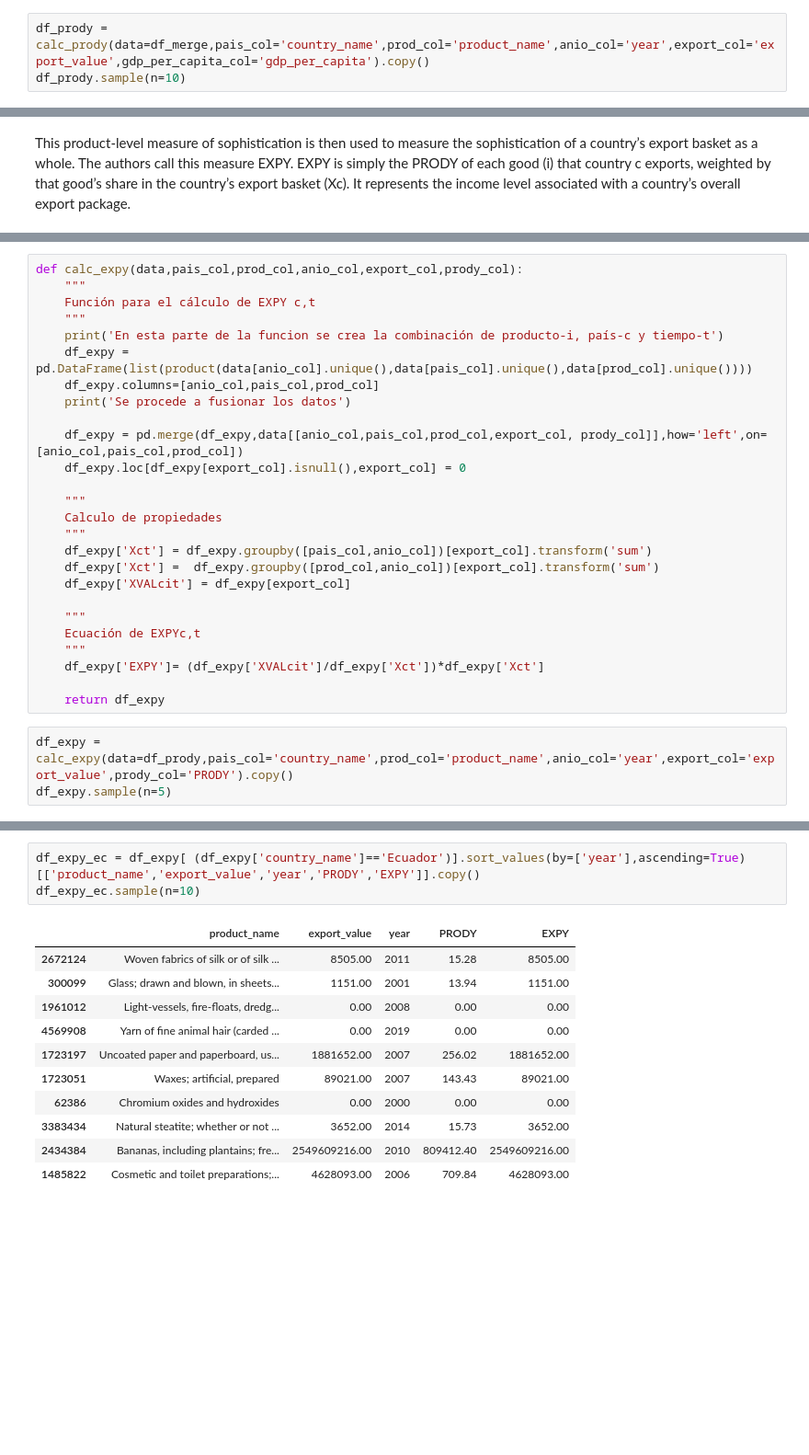
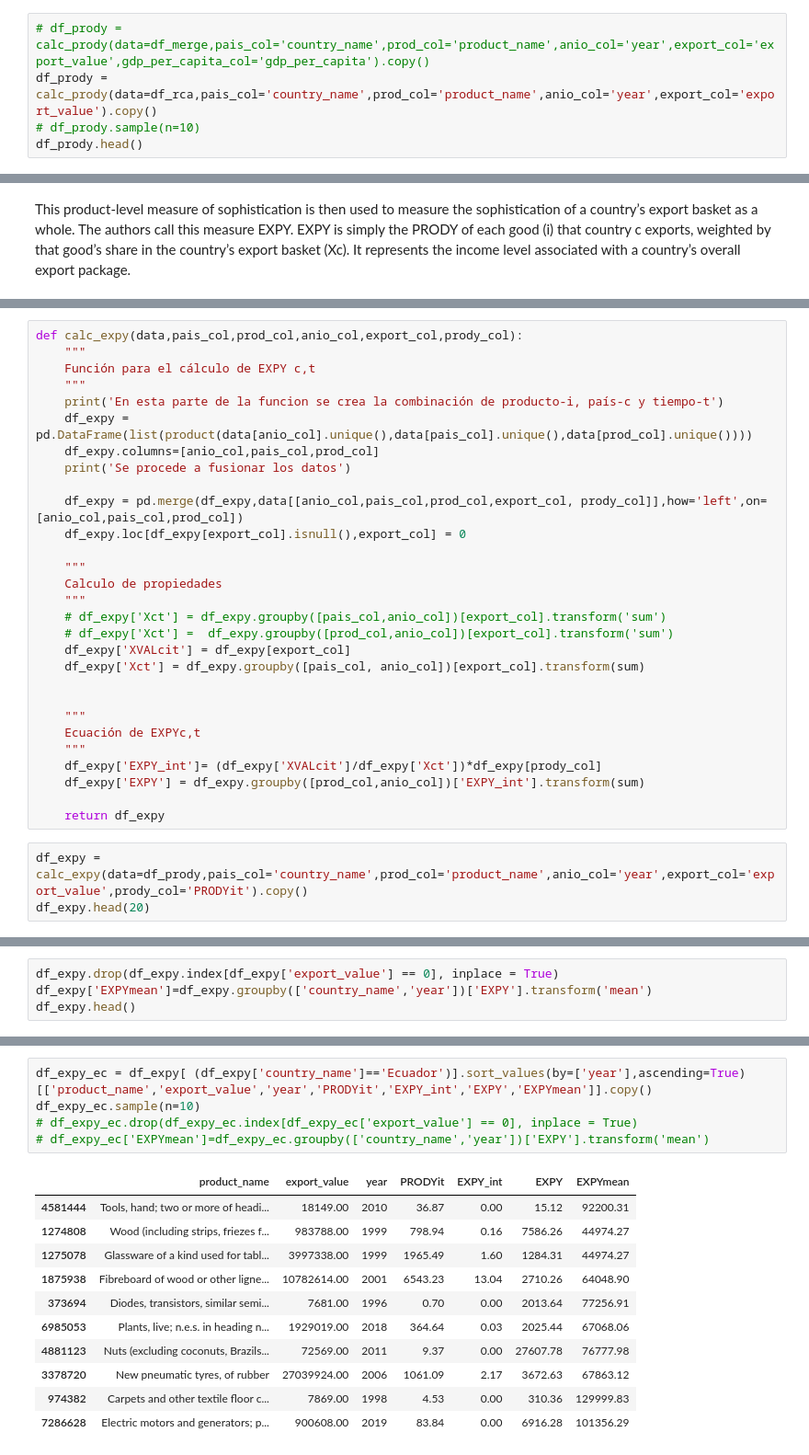
Before and after one commit to descandon88/Ecuador-Growth-data-set, a Jupyter notebook: funciones/expy.ipynb, the cells around one changed output, grey strips where cells are left out. Shown at 92% size. Cells and saved outputs as stored; diff of their text form; blank space fills up the shorter version.

```diff
--- a/funciones/expy.ipynb
+++ b/funciones/expy.ipynb
@@ -506,6 +496,8 @@ def calc_prody(data,pais_col,prod_col,anio_col,export_col, gdp_per_capita_col):
 # %%
-df_prody = calc_prody(data=df_merge,pais_col='country_name',prod_col='product_name',anio_col='year',export_col='export_value',gdp_per_capita_col='gdp_per_capita').copy()
-df_prody.sample(n=10)
+# df_prody = calc_prody(data=df_merge,pais_col='country_name',prod_col='product_name',anio_col='year',export_col='export_value',gdp_per_capita_col='gdp_per_capita').copy()
+df_prody = calc_prody(data=df_rca,pais_col='country_name',prod_col='product_name',anio_col='year',export_col='export_value').copy()
+# df_prody.sample(n=10)
+df_prody.head()
 # %% [output]
 En esta parte de la funcion se crea la combinación de producto-i, país-c y tiempo-t
 Se procede a fusionar los datos
@@ -564,19 +551,22 @@ def calc_expy(data,pais_col,prod_col,anio_col,export_col,prody_col):
     """
     Calculo de propiedades
     """
-    df_expy['Xct'] = df_expy.groupby([pais_col,anio_col])[export_col].transform('sum')
-    df_expy['Xct'] =  df_expy.groupby([prod_col,anio_col])[export_col].transform('sum')
+    # df_expy['Xct'] = df_expy.groupby([pais_col,anio_col])[export_col].transform('sum')
+    # df_expy['Xct'] =  df_expy.groupby([prod_col,anio_col])[export_col].transform('sum')
     df_expy['XVALcit'] = df_expy[export_col]
+    df_expy['Xct'] = df_expy.groupby([pais_col, anio_col])[export_col].transform(sum)
+
 
     """
     Ecuación de EXPYc,t
     """
-    df_expy['EXPY']= (df_expy['XVALcit']/df_expy['Xct'])*df_expy['Xct']
+    df_expy['EXPY_int']= (df_expy['XVALcit']/df_expy['Xct'])*df_expy[prody_col]
+    df_expy['EXPY'] = df_expy.groupby([prod_col,anio_col])['EXPY_int'].transform(sum)
 
     return df_expy
 # %%
-df_expy = calc_expy(data=df_prody,pais_col='country_name',prod_col='product_name',anio_col='year',export_col='export_value',prody_col='PRODY').copy()
-df_expy.sample(n=5)
+df_expy = calc_expy(data=df_prody,pais_col='country_name',prod_col='product_name',anio_col='year',export_col='export_value',prody_col='PRODYit').copy()
+df_expy.head(20)
 # %% [output]
 En esta parte de la funcion se crea la combinación de producto-i, país-c y tiempo-t
 Se procede a fusionar los datos
@@ -588,0 +590,4 @@ Se procede a fusionar los datos
+# %%
+df_expy.drop(df_expy.index[df_expy['export_value'] == 0], inplace = True)
+df_expy['EXPYmean']=df_expy.groupby(['country_name','year'])['EXPY'].transform('mean')
+df_expy.head()
@@ -589,15 +601,17 @@ Se procede a fusionar los datos
 # %%
-df_expy_ec = df_expy[ (df_expy['country_name']=='Ecuador')].sort_values(by=['year'],ascending=True)[['product_name','export_value','year','PRODY','EXPY']].copy()
+df_expy_ec = df_expy[ (df_expy['country_name']=='Ecuador')].sort_values(by=['year'],ascending=True)[['product_name','export_value','year','PRODYit','EXPY_int','EXPY','EXPYmean']].copy()
 df_expy_ec.sample(n=10)
+# df_expy_ec.drop(df_expy_ec.index[df_expy_ec['export_value'] == 0], inplace = True)
+# df_expy_ec['EXPYmean']=df_expy_ec.groupby(['country_name','year'])['EXPY'].transform('mean')
 # %% [output]
-|  | product_name | export_value | year | PRODY | EXPY |
-| 2672124 | Woven fabrics of silk or of silk ... | 8505.00 | 2011 | 15.28 | 8505.00 |
-| 300099 | Glass; drawn and blown, in sheets... | 1151.00 | 2001 | 13.94 | 1151.00 |
-| 1961012 | Light-vessels, fire-floats, dredg... | 0.00 | 2008 | 0.00 | 0.00 |
-| 4569908 | Yarn of fine animal hair (carded ... | 0.00 | 2019 | 0.00 | 0.00 |
-| 1723197 | Uncoated paper and paperboard, us... | 1881652.00 | 2007 | 256.02 | 1881652.00 |
-| 1723051 | Waxes; artificial, prepared | 89021.00 | 2007 | 143.43 | 89021.00 |
-| 62386 | Chromium oxides and hydroxides | 0.00 | 2000 | 0.00 | 0.00 |
-| 3383434 | Natural steatite; whether or not ... | 3652.00 | 2014 | 15.73 | 3652.00 |
-| 2434384 | Bananas, including plantains; fre... | 2549609216.00 | 2010 | 809412.40 | 2549609216.00 |
-| 1485822 | Cosmetic and toilet preparations;... | 4628093.00 | 2006 | 709.84 | 4628093.00 |
+|  | product_name | export_value | year | PRODYit | EXPY_int | EXPY | EXPYmean |
+| 4581444 | Tools, hand; two or more of headi... | 18149.00 | 2010 | 36.87 | 0.00 | 15.12 | 92200.31 |
+| 1274808 | Wood (including strips, friezes f... | 983788.00 | 1999 | 798.94 | 0.16 | 7586.26 | 44974.27 |
+| 1275078 | Glassware of a kind used for tabl... | 3997338.00 | 1999 | 1965.49 | 1.60 | 1284.31 | 44974.27 |
+| 1875938 | Fibreboard of wood or other ligne... | 10782614.00 | 2001 | 6543.23 | 13.04 | 2710.26 | 64048.90 |
+| 373694 | Diodes, transistors, similar semi... | 7681.00 | 1996 | 0.70 | 0.00 | 2013.64 | 77256.91 |
+| 6985053 | Plants, live; n.e.s. in heading n... | 1929019.00 | 2018 | 364.64 | 0.03 | 2025.44 | 67068.06 |
+| 4881123 | Nuts (excluding coconuts, Brazils... | 72569.00 | 2011 | 9.37 | 0.00 | 27607.78 | 76777.98 |
+| 3378720 | New pneumatic tyres, of rubber | 27039924.00 | 2006 | 1061.09 | 2.17 | 3672.63 | 67863.12 |
+| 974382 | Carpets and other textile floor c... | 7869.00 | 1998 | 4.53 | 0.00 | 310.36 | 129999.83 |
+| 7286628 | Electric motors and generators; p... | 900608.00 | 2019 | 83.84 | 0.00 | 6916.28 | 101356.29 |
```
Also changed, not shown: parts of 13 cells of this notebook.
